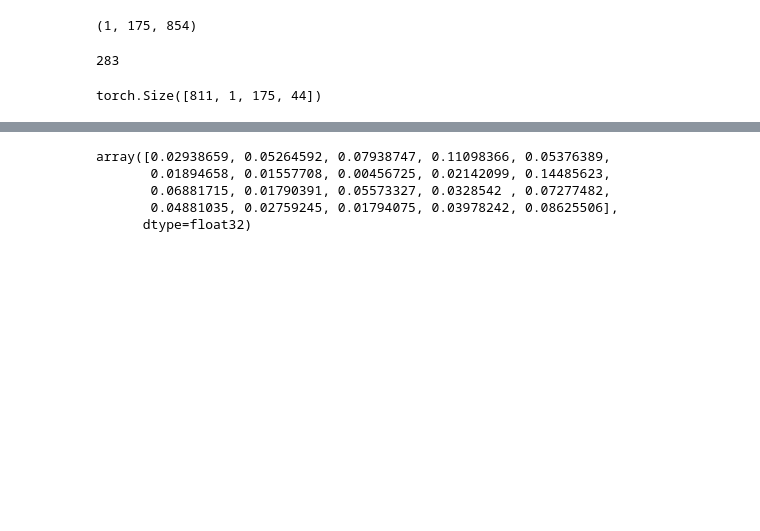
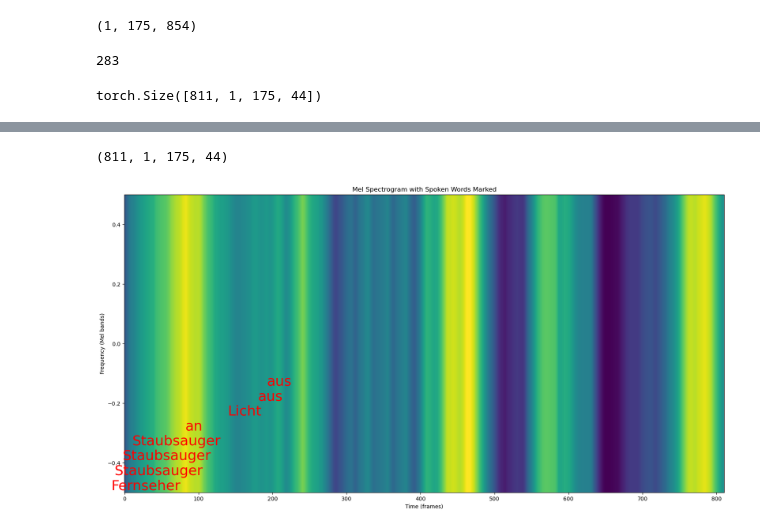
Before and after one commit to flipmeixner/mlpc, a Jupyter notebook: Code/inference.ipynb, the cells around one changed output, grey strips where cells are left out. Drawn from its saved outputs; the diff is of its cells as text; code cells hidden in the pictures; blank space fills up the shorter version.

```diff
--- a/Code/inference.ipynb
+++ b/Code/inference.ipynb
@@ -52,7 +52,7 @@ def load_model(model_path, device='cpu'):
     return model
 
 #model_path = 'models/EnhancedAudioCNN_1.pth'
-model_path = 'all_3.pth'
+model_path = 'data_leakage_fixed.pth'
 use_mps = torch.backends.mps.is_available()
 device = torch.device("mps" if use_mps else "cpu")
 # Load the model
@@ -78,9 +78,10 @@ segments_1 = segments_1.unsqueeze(1)
 segments_2 = segments_2.unsqueeze(1)
 segments_3 = segments_3.unsqueeze(1)
 segments_4 = segments_4.unsqueeze(1)
+
 # Apply the model to each segment
 results = []
-for segment_tensor in segments_2:
+for segment_tensor in segments_3:
     # Each tensor in segments is (1, feature_dim, segment_frames), which should match the expected input shape of your model
     segment_tensor = segment_tensor.unsqueeze(0)
 
@@ -126,14 +127,15 @@ class_mapping = {
 
 # Initialize a dictionary to hold prediction counts
 prediction_counts = {name: 0 for name in class_mapping.values()}
-
+words_position = []
 # Process each result in the results list
-for result in results:
+for i, result in enumerate(results):
     probabilities = np.array(result[0])
-    if max(probabilities) > 0.8:
+    if max(probabilities) > 0.9:
         predicted_index = np.argmax(probabilities)
         predicted_class = class_mapping[predicted_index]
         prediction_counts[predicted_class] += 1
+        words_position.append([i, predicted_class])
 sum_of_counts = sum(prediction_counts.values())
 # Now print the counts of each predicted class
 for class_name, count in prediction_counts.items():
@@ -151,10 +152,52 @@ warm: 4
 # %%
-for result in results:
-    probabilities = np.array(result[0])
-probabilities
+segments_1.cpu().numpy().shape
 # %% [output]
-array([0.02938659, 0.05264592, 0.07938747, 0.11098366, 0.05376389,
-       0.01894658, 0.01557708, 0.00456725, 0.02142099, 0.14485623,
-       0.06881715, 0.01790391, 0.05573327, 0.0328542 , 0.07277482,
-       0.04881035, 0.02759245, 0.01794075, 0.03978242, 0.08625506],
-      dtype=float32)
+(811, 1, 175, 44)
+# %%
+import matplotlib.pyplot as plt
+melspect_indices = list(range(12, 76))  # melspect_0 to melspect_63
+
+# Extract Mel spectrogram data
+melspect_data = segments_1.cpu().numpy()[:, :, melspect_indices, :]
+
+# Average across segments to create a single spectrogram (if needed)
+# Here, averaging over the 0-axis (segments) to get a (frames, features) shape
+#print(melspect_data.shape)
+spectrogram = np.mean(melspect_data, axis=2)
+spectrogram = np.mean(spectrogram, axis=2)
+# Transpose to get the correct shape for plotting (features, frames)
+spectrogram = (spectrogram - np.min(spectrogram)) / (np.max(spectrogram) - np.min(spectrogram))
+spectrogram = spectrogram.T
+#spectrogram = spectrogram[:, ::downsample_factor]
+# Plotting the spectrogram
+plt.figure(figsize=(20, 10))
+plt.imshow(spectrogram, aspect='auto', origin='lower', cmap='viridis')
+plt.title('Mel Spectrogram with Spoken Words Marked')
+plt.xlabel('Time (frames)')
+plt.ylabel('Frequency (Mel bands)')
+
+# Mark the spoken words on the spectrogram
+predictions = words_position
+# Add text annotations
+"""
+for idx, word in predictions:
+    print(idx)
+    plt.text(idx, -0.5, word, color='red', fontsize=12, ha='center', va='bottom')"""
+unique_predictions = []
+last_word = None
+range_limit = 10  # Define a range to skip close duplicate words
+
+for idx, word in predictions:
+    if last_word is None or word != last_word or (unique_predictions and idx - unique_predictions[-1][0] > range_limit):
+        unique_predictions.append((idx, word))
+        last_word = word
+
+# Add text annotations
+position = -0.5
+for idx, word in unique_predictions:
+    plt.text(idx, position, word, color='red', fontsize=26, ha='center', va='bottom')
+    position += 0.05
+
+plt.show()
+# %% [output]
+[figure, added]
```
Also changed, not shown: parts of 2 cells of this notebook, 9 other files.
